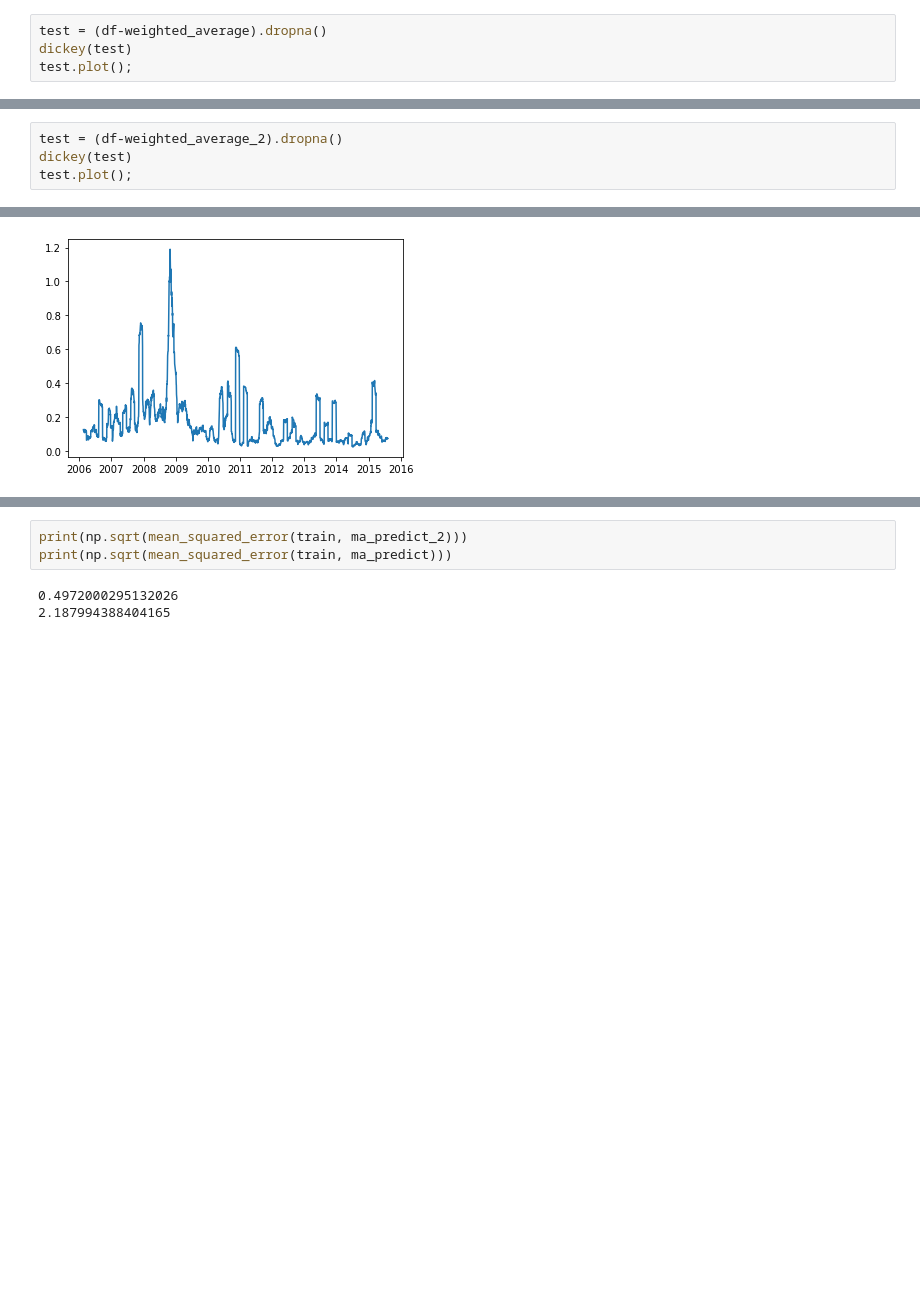
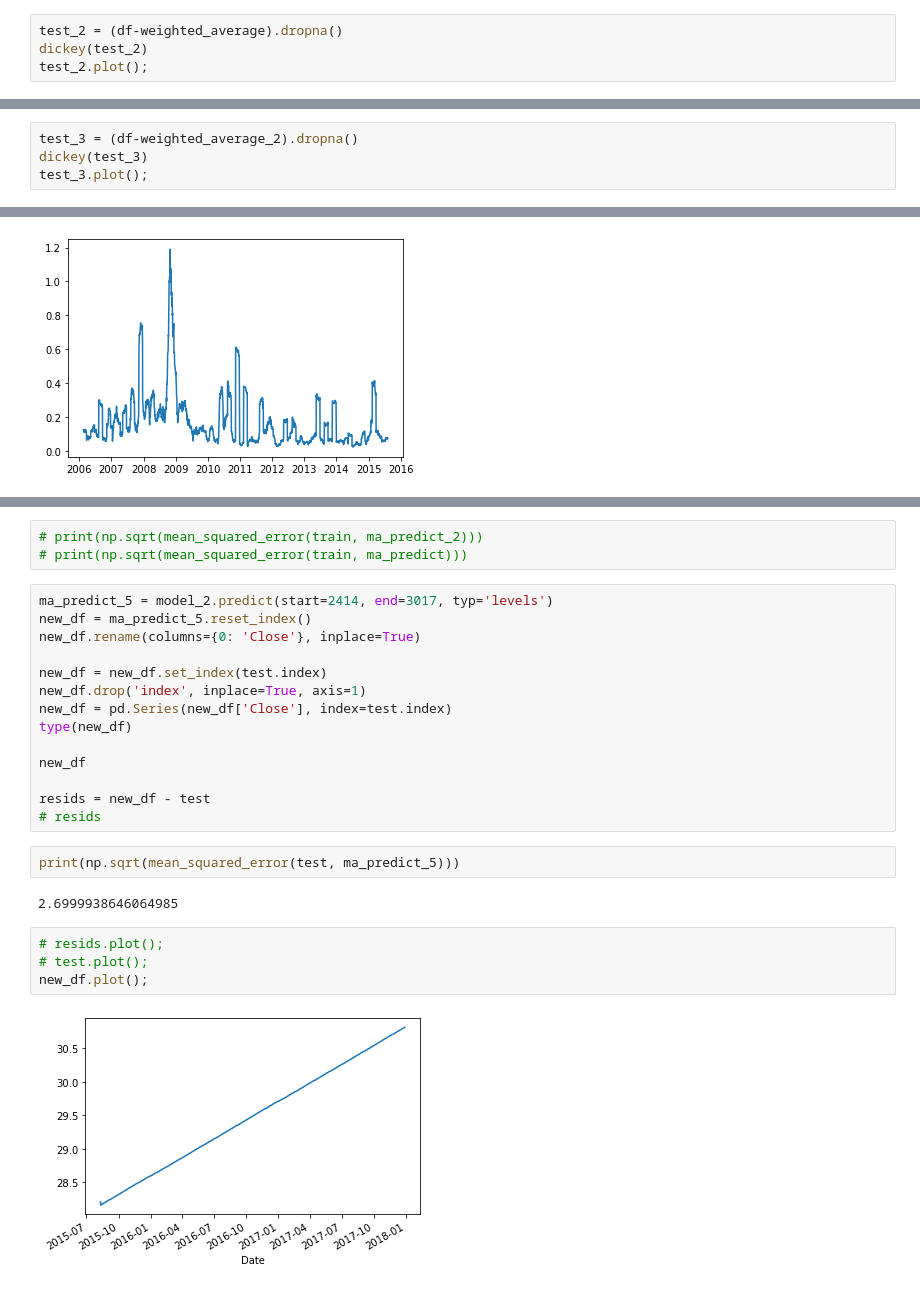
Before and after one commit to RogerPineda13/TimeSeriesP4, a Jupyter notebook: ALarsenWorkingNotebook.ipynb, the cells around one changed output, grey strips where cells are left out. Cells and saved outputs as stored; diff of their text form; blank space fills up the shorter version.

```diff
--- a/ALarsenWorkingNotebook.ipynb
+++ b/ALarsenWorkingNotebook.ipynb
@@ -268,17 +262,17 @@ The above graph looks to be pretty stationary and is further confirmed by the Di
 weighted_average = df.ewm(halflife=2).std()
 weighted_average_2 = df.ewm(halflife=2).mean()
 # %%
-test = (df-weighted_average).dropna()
-dickey(test)
-test.plot();
+test_2 = (df-weighted_average).dropna()
+dickey(test_2)
+test_2.plot();
 # %% [output]
  The test statistic is: -1.6123127723274686
  The critical value when alpha is 5% is: -2.8624984712561274
 [figure]
 # %%
-test = (df-weighted_average_2).dropna()
-dickey(test)
-test.plot();
+test_3 = (df-weighted_average_2).dropna()
+dickey(test_3)
+test_3.plot();
 # %% [output]
  The test statistic is: -24.19528224756999
  The critical value when alpha is 5% is: -2.8624981535161758
@@ -489,6 +510,27 @@ model_2_residual.plot(legend=True);
 # %%
-print(np.sqrt(mean_squared_error(train, ma_predict_2)))
-print(np.sqrt(mean_squared_error(train, ma_predict)))
+# print(np.sqrt(mean_squared_error(train, ma_predict_2)))
+# print(np.sqrt(mean_squared_error(train, ma_predict)))
-# %% [output]
-0.4972000295132026
-2.187994388404165
+# %%
+ma_predict_5 = model_2.predict(start=2414, end=3017, typ='levels')
+new_df = ma_predict_5.reset_index()
+new_df.rename(columns={0: 'Close'}, inplace=True)
+
+new_df = new_df.set_index(test.index)
+new_df.drop('index', inplace=True, axis=1)
+new_df = pd.Series(new_df['Close'], index=test.index)
+type(new_df)
+
+new_df
+
+resids = new_df - test
+# resids
+# %%
+print(np.sqrt(mean_squared_error(test, ma_predict_5)))
+# %% [output]
+2.6999938646064985
+# %%
+# resids.plot();
+# test.plot();
+new_df.plot();
+# %% [output]
+[figure, added]
```
Also changed, not shown: parts of 15 cells of this notebook.
